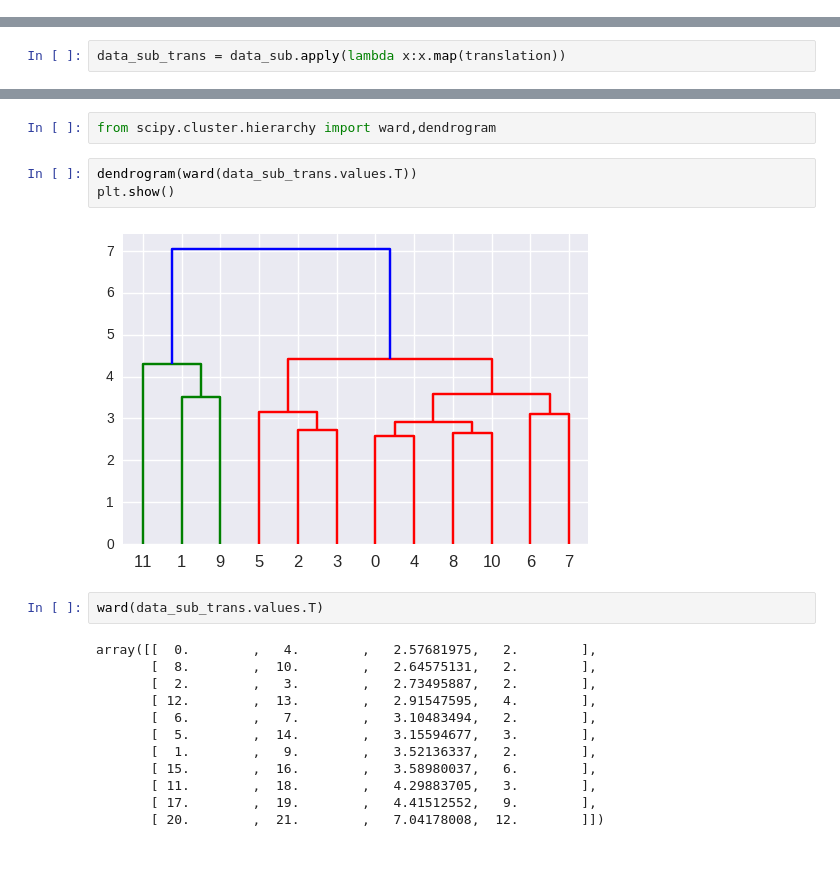
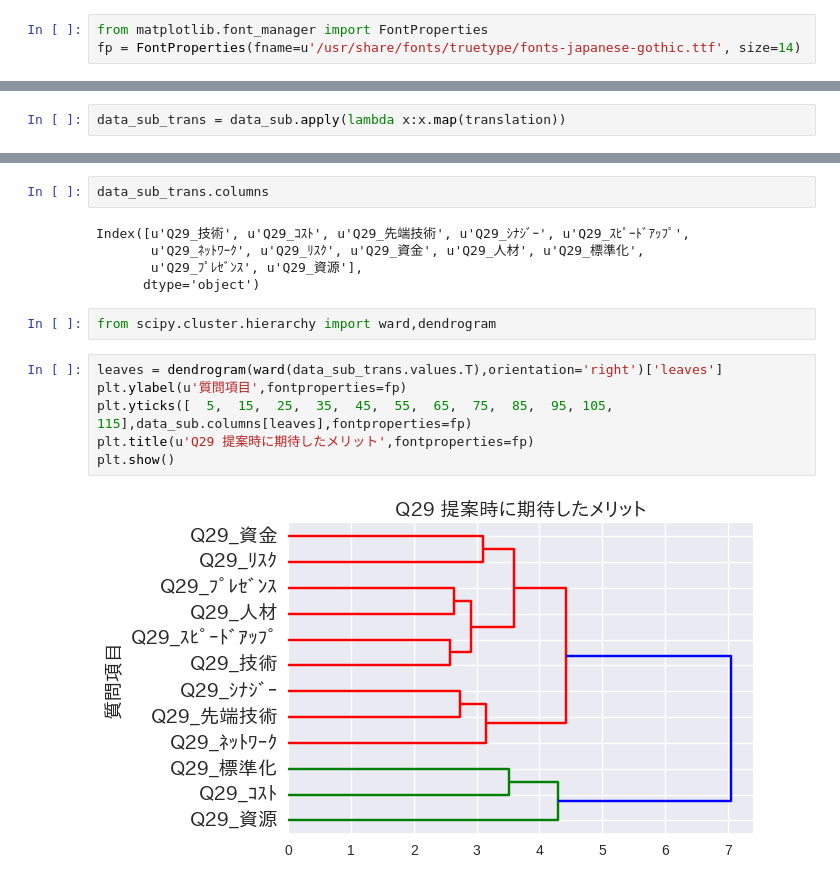
Before and after one commit to kyohei-koga/anke, a Jupyter notebook: test1.ipynb, the cells around one changed output, grey strips where cells are left out. Saved outputs shown, nothing was run; the diff lists cells and outputs as text; blank space fills up the shorter version.

```diff
--- a/test1.ipynb
+++ b/test1.ipynb
@@ -4,6 +4,9 @@ import numpy as np
 import matplotlib.pyplot as plt
 import seaborn as sns
 %matplotlib inline
+# %%
+from matplotlib.font_manager import FontProperties
+fp = FontProperties(fname=u'/usr/share/fonts/truetype/fonts-japanese-gothic.ttf', size=14)
 # %%
 data_columns = pd.read_excel('/home/kyohei/NEDO_anke_data/NEDO_H24.xlsx').columns
 data = pd.read_excel('/home/kyohei/NEDO_anke_data/NEDO_H24.xlsx',skiprows=6,skip_footer=12)
@@ -29,21 +53,17 @@ a = pdist(data_sub_trans.values.T,metric='euclidean')
+# %%
+data_sub_trans.columns
+# %% [output]
+Index([u'Q29_技術', u'Q29_ｺｽﾄ', u'Q29_先端技術', u'Q29_ｼﾅｼﾞｰ', u'Q29_ｽﾋﾟｰﾄﾞｱｯﾌﾟ',
+       u'Q29_ﾈｯﾄﾜｰｸ', u'Q29_ﾘｽｸ', u'Q29_資金', u'Q29_人材', u'Q29_標準化',
+       u'Q29_ﾌﾟﾚｾﾞﾝｽ', u'Q29_資源'],
+      dtype='object')
 # %%
 from scipy.cluster.hierarchy import ward,dendrogram
-# %%
-dendrogram(ward(data_sub_trans.values.T))
-plt.show()
-# %% [output]
-[figure, removed]
-# %%
-ward(data_sub_trans.values.T)
-# %% [output]
-array([[  0.        ,   4.        ,   2.57681975,   2.        ],
-       [  8.        ,  10.        ,   2.64575131,   2.        ],
-       [  2.        ,   3.        ,   2.73495887,   2.        ],
-       [ 12.        ,  13.        ,   2.91547595,   4.        ],
-       [  6.        ,   7.        ,   3.10483494,   2.        ],
-       [  5.        ,  14.        ,   3.15594677,   3.        ],
-       [  1.        ,   9.        ,   3.52136337,   2.        ],
-       [ 15.        ,  16.        ,   3.58980037,   6.        ],
-       [ 11.        ,  18.        ,   4.29883705,   3.        ],
-       [ 17.        ,  19.        ,   4.41512552,   9.        ],
-       [ 20.        ,  21.        ,   7.04178008,  12.        ]])
+# %%
+leaves = dendrogram(ward(data_sub_trans.values.T),orientation='right')['leaves']
+plt.ylabel(u'質問項目',fontproperties=fp)
+plt.yticks([  5,  15,  25,  35,  45,  55,  65,  75,  85,  95, 105, 115],data_sub.columns[leaves],fontproperties=fp)
+plt.title(u'Q29 提案時に期待したメリット',fontproperties=fp)
+plt.show()
+# %% [output]
+[figure, added]
```
Also changed, not shown: parts of 9 cells of this notebook.
